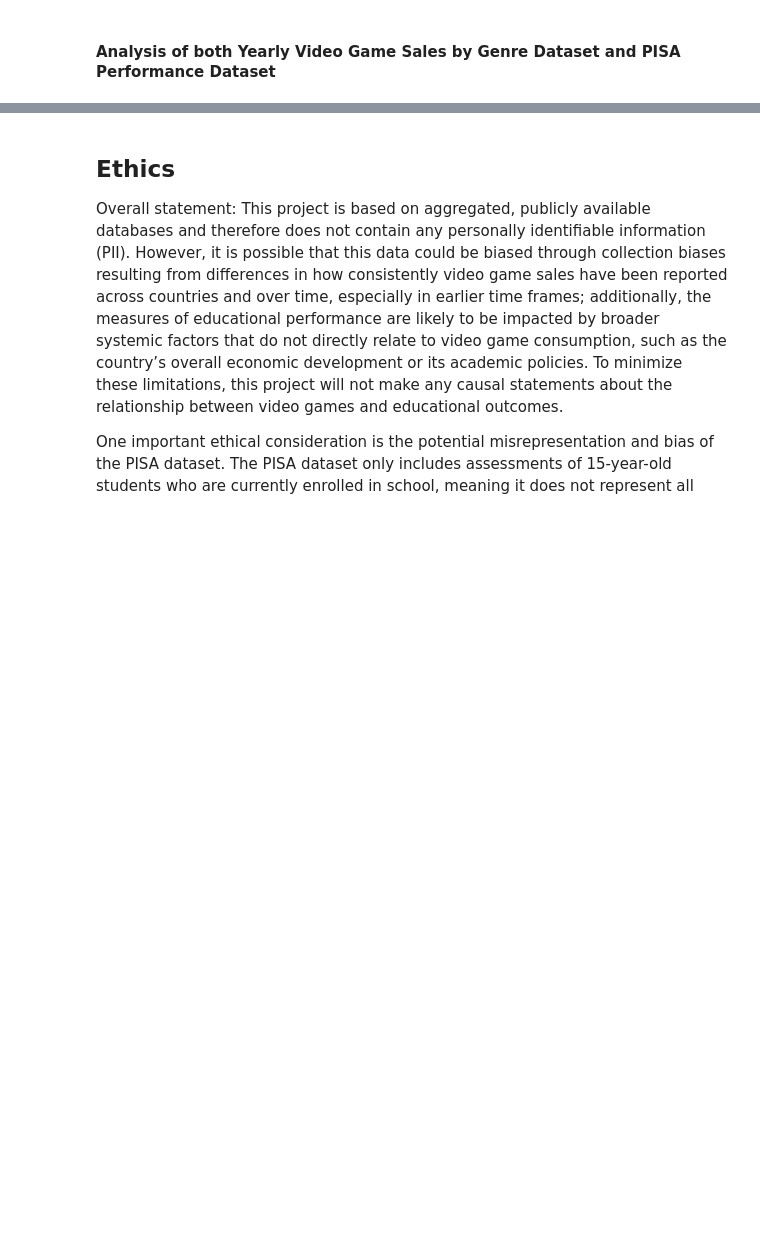
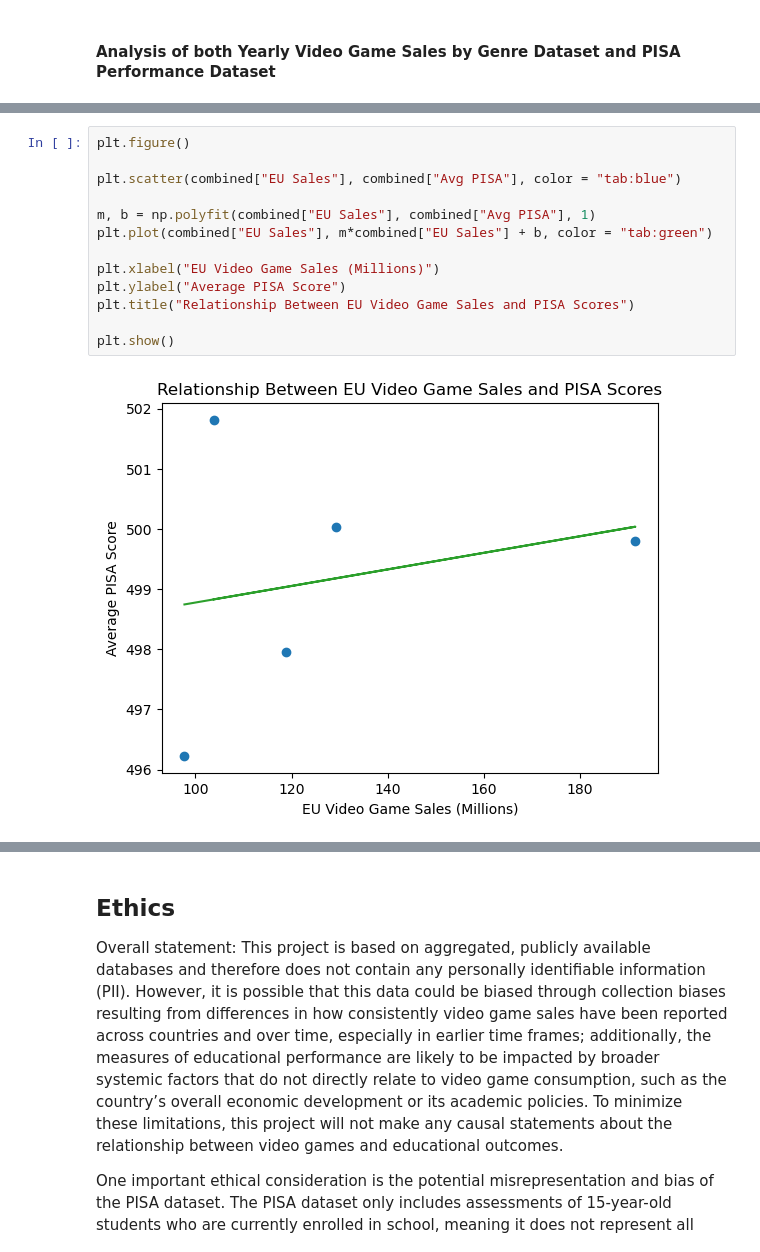
Before and after one commit to COGS108/Group037_WI26, a Jupyter notebook: 02-EDACheckpoint.ipynb, the cells around one changed output, grey strips where cells are left out. Saved outputs shown, nothing was run; the diff lists cells and outputs as text; blank space fills up the shorter version.

```diff
--- a/02-EDACheckpoint.ipynb
+++ b/02-EDACheckpoint.ipynb
@@ -633,0 +698,15 @@ Identifying these outliers can help you to see when a country has had a year of
+# %%
+plt.figure()
+
+plt.scatter(combined["EU Sales"], combined["Avg PISA"], color = "tab:blue")
+
+m, b = np.polyfit(combined["EU Sales"], combined["Avg PISA"], 1)
+plt.plot(combined["EU Sales"], m*combined["EU Sales"] + b, color = "tab:green")
+
+plt.xlabel("EU Video Game Sales (Millions)")
+plt.ylabel("Average PISA Score")
+plt.title("Relationship Between EU Video Game Sales and PISA Scores")
+
+plt.show()
+# %% [output]
+[figure, added]
```
Also changed, not shown: parts of 17 cells of this notebook.
